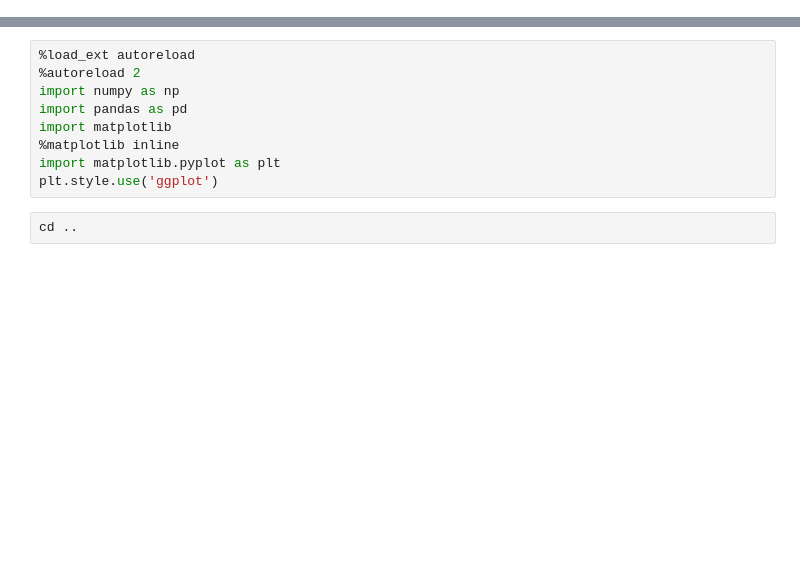
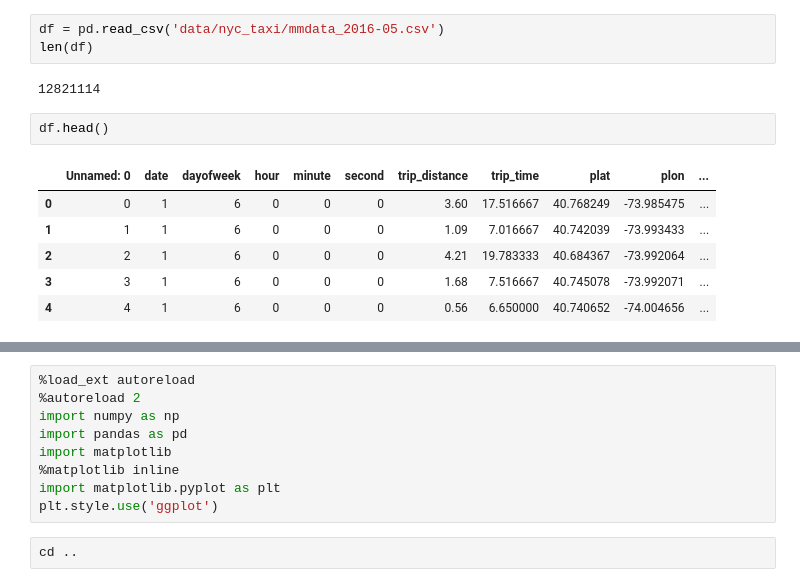
Before and after one commit to hitsuji5/FleetAI, a Jupyter notebook: analytics/tripdata_preparation.ipynb, the cells around one changed output, grey strips where cells are left out. Cells and saved outputs as stored; diff of their text form; blank space fills up the shorter version.

```diff
--- a/analytics/tripdata_preparation.ipynb
+++ b/analytics/tripdata_preparation.ipynb
@@ -0,0 +29,14 @@
+# %%
+df = pd.read_csv('data/nyc_taxi/mmdata_2016-05.csv')
+len(df)
+# %% [output]
+12821114
+# %%
+df.head()
+# %% [output]
+|  | Unnamed: 0 | date | dayofweek | hour | minute | second | trip_distance | trip_time | plat | plon | ... |
+| 0 | 0 | 1 | 6 | 0 | 0 | 0 | 3.60 | 17.516667 | 40.768249 | -73.985475 | ... |
+| 1 | 1 | 1 | 6 | 0 | 0 | 0 | 1.09 | 7.016667 | 40.742039 | -73.993433 | ... |
+| 2 | 2 | 1 | 6 | 0 | 0 | 0 | 4.21 | 19.783333 | 40.684367 | -73.992064 | ... |
+| 3 | 3 | 1 | 6 | 0 | 0 | 0 | 1.68 | 7.516667 | 40.745078 | -73.992071 | ... |
+| 4 | 4 | 1 | 6 | 0 | 0 | 0 | 0.56 | 6.650000 | 40.740652 | -74.004656 | ... |
```
Also changed, not shown: parts of 9 cells of this notebook, 1 other file.
